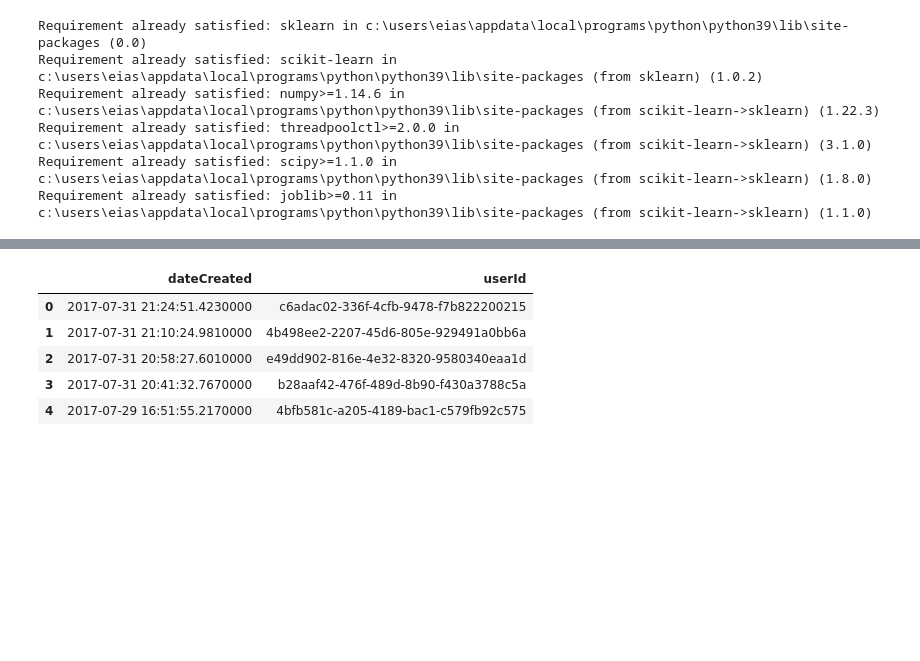
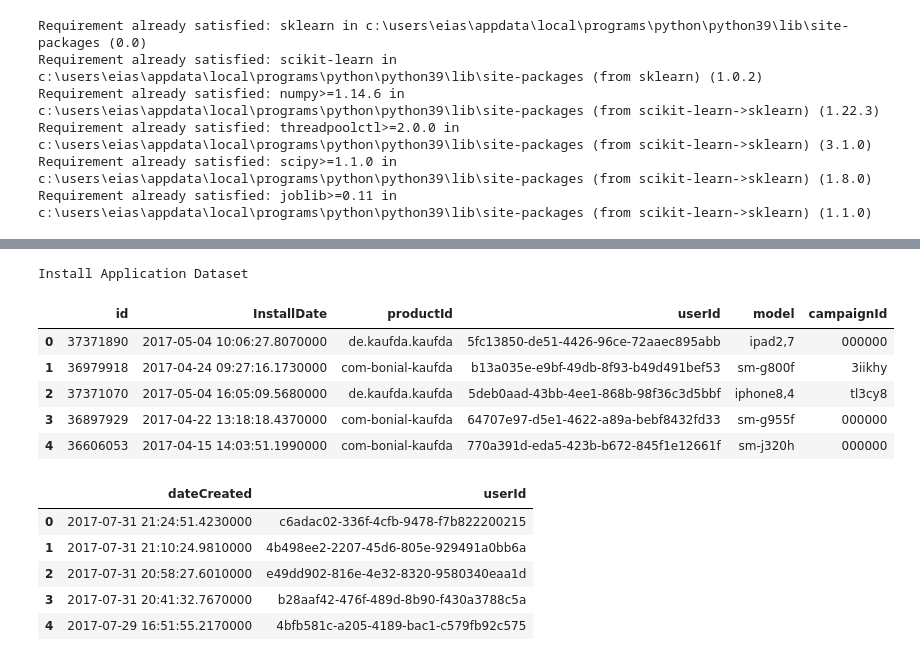
Before and after one commit to eserinanarslan/churn_probability, a Jupyter notebook: notebooks/preprocess.ipynb, the cells around one changed output, grey strips where cells are left out. Drawn from its saved outputs; the diff is of its cells as text; code cells hidden in the pictures; blank space fills up the shorter version.

```diff
--- a/notebooks/preprocess.ipynb
+++ b/notebooks/preprocess.ipynb
@@ -71,5 +101,15 @@ brochure_views_df = pd.read_csv("../dataset/brochure views.txt", delimiter="\t")
 # %%
 installs_df = pd.read_csv("../dataset/installs.txt", delimiter="\t")
+print("Install Application Dataset")
+installs_df.head()
+# %% [output]
+Install Application Dataset
+|  | id | InstallDate | productId | userId | model | campaignId |
+| 0 | 37371890 | 2017-05-04 10:06:27.8070000 | de.kaufda.kaufda | 5fc13850-de51-4426-96ce-72aaec895abb | ipad2,7 | 000000 |
+| 1 | 36979918 | 2017-04-24 09:27:16.1730000 | com-bonial-kaufda | b13a035e-e9bf-49db-8f93-b49d491bef53 | sm-g800f | 3iikhy |
+| 2 | 37371070 | 2017-05-04 16:05:09.5680000 | de.kaufda.kaufda | 5deb0aad-43bb-4ee1-868b-98f36c3d5bbf | iphone8,4 | tl3cy8 |
+| 3 | 36897929 | 2017-04-22 13:18:18.4370000 | com-bonial-kaufda | 64707e97-d5e1-4622-a89a-bebf8432fd33 | sm-g955f | 000000 |
+| 4 | 36606053 | 2017-04-15 14:03:51.1990000 | com-bonial-kaufda | 770a391d-eda5-423b-b672-845f1e12661f | sm-j320h | 000000 |
 # %%
 app_starts_july_df.head()
 # %% [output]
```
Also changed, not shown: parts of 3 cells of this notebook, 1 other file.
